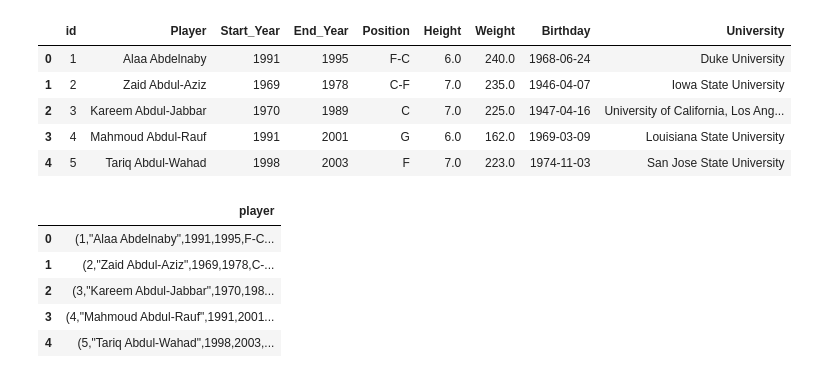
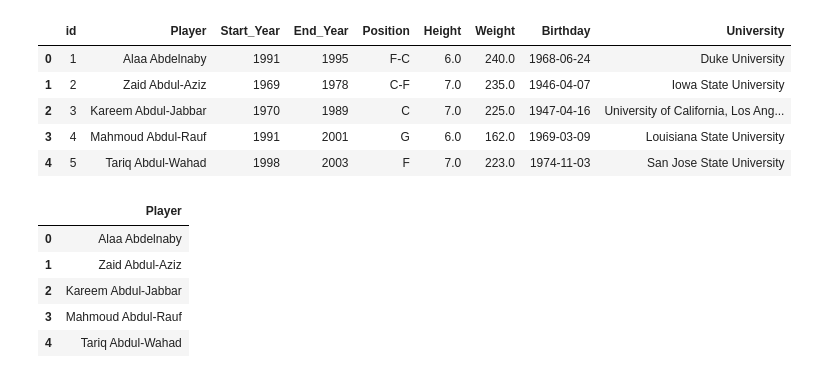
Before and after one commit to joshseymour/ETL_Project, a Jupyter notebook: Transform_Players.ipynb, the cells around one changed output. Drawn from its saved outputs; the diff is of its cells as text; code cells hidden in the pictures.

```diff
--- a/Transform_Players.ipynb
+++ b/Transform_Players.ipynb
@@ -77,11 +77,11 @@ pd.read_sql_query('select * from player', con=engine).head()
 | 3 | 4 | Mahmoud Abdul-Rauf | 1991 | 2001 | G | 6.0 | 162.0 | 1969-03-09 | Louisiana State University |
 | 4 | 5 | Tariq Abdul-Wahad | 1998 | 2003 | F | 7.0 | 223.0 | 1974-11-03 | San Jose State University |
 # %%
-pd.read_sql_query('select Player from player', con=engine).head()
+pd.read_sql_query('select "Player" from players', con=engine).head()
 # %% [output]
-|  | player |
-| 0 | (1,"Alaa Abdelnaby",1991,1995,F-C... |
-| 1 | (2,"Zaid Abdul-Aziz",1969,1978,C-... |
-| 2 | (3,"Kareem Abdul-Jabbar",1970,198... |
-| 3 | (4,"Mahmoud Abdul-Rauf",1991,2001... |
-| 4 | (5,"Tariq Abdul-Wahad",1998,2003,... |
+|  | Player |
+| 0 | Alaa Abdelnaby |
+| 1 | Zaid Abdul-Aziz |
+| 2 | Kareem Abdul-Jabbar |
+| 3 | Mahmoud Abdul-Rauf |
+| 4 | Tariq Abdul-Wahad |
```
Also changed, not shown: parts of 4 cells of this notebook, 1 other file.
